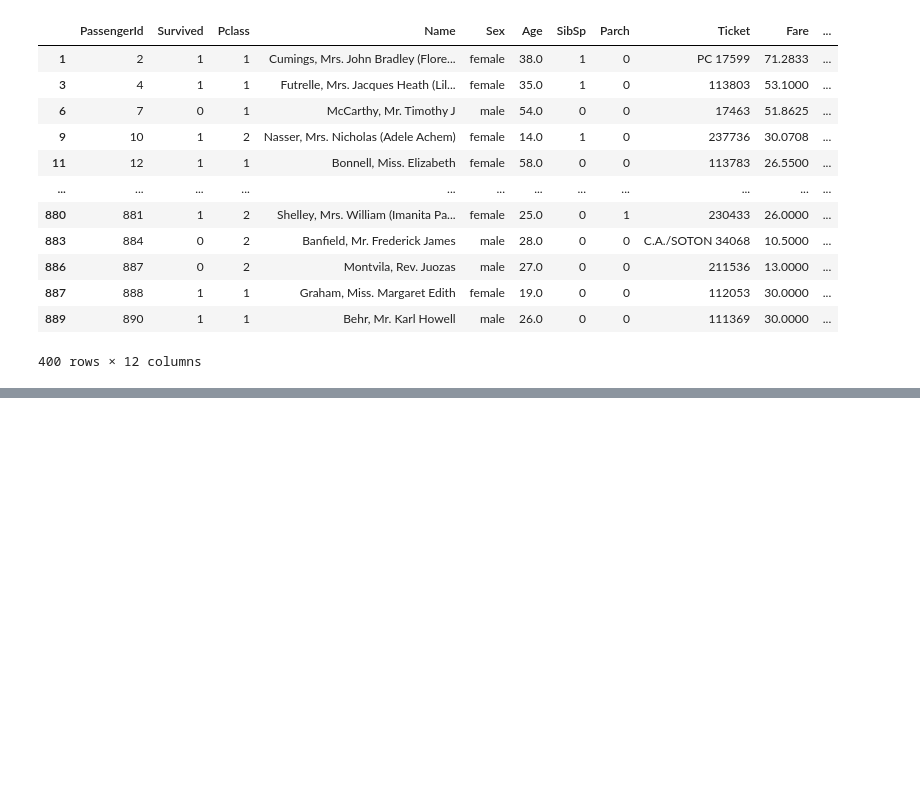
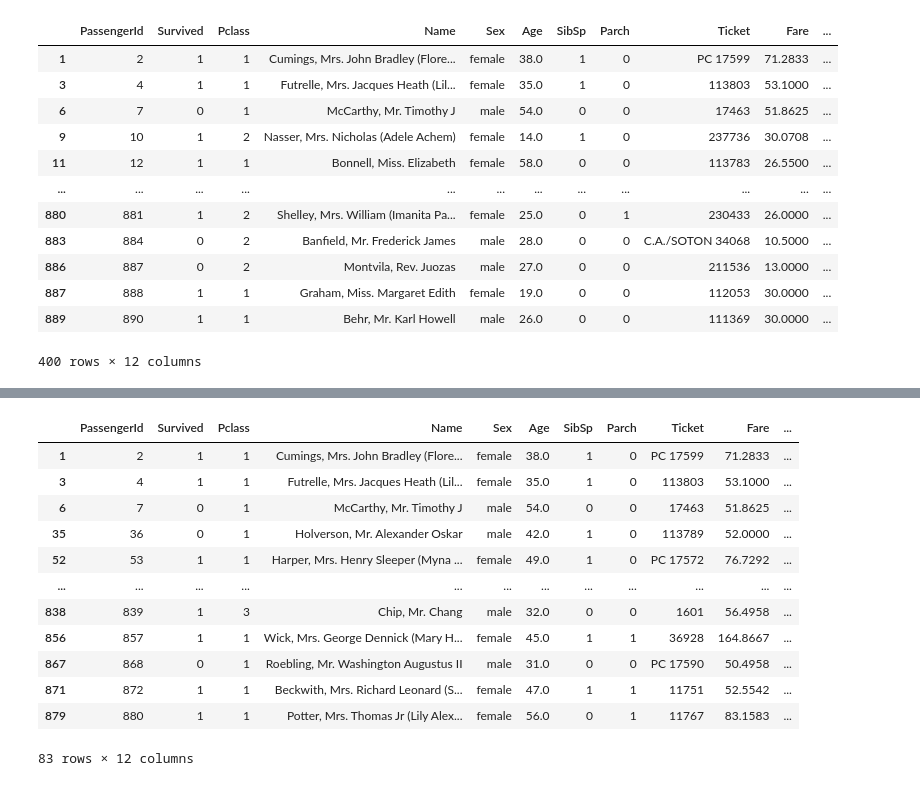
Before and after one commit to Harshit83183/Pythonn, a Jupyter notebook: titanic.ipynb, the cells around one changed output, grey strips where cells are left out. Saved outputs shown, nothing was run; the diff lists cells and outputs as text; code cells hidden in the pictures; blank space fills up the shorter version.

```diff
--- a/titanic.ipynb
+++ b/titanic.ipynb
@@ -347,0 +405,16 @@ data[data["Pclass"].isin([1,2])]
+# %%
+data.query("Age > 30 & Fare > 50" )
+# %% [output]
+|  | PassengerId | Survived | Pclass | Name | Sex | Age | SibSp | Parch | Ticket | Fare | ... |
+| 1 | 2 | 1 | 1 | Cumings, Mrs. John Bradley (Flore... | female | 38.0 | 1 | 0 | PC 17599 | 71.2833 | ... |
+| 3 | 4 | 1 | 1 | Futrelle, Mrs. Jacques Heath (Lil... | female | 35.0 | 1 | 0 | 113803 | 53.1000 | ... |
+| 6 | 7 | 0 | 1 | McCarthy, Mr. Timothy J | male | 54.0 | 0 | 0 | 17463 | 51.8625 | ... |
+| 35 | 36 | 0 | 1 | Holverson, Mr. Alexander Oskar | male | 42.0 | 1 | 0 | 113789 | 52.0000 | ... |
+| 52 | 53 | 1 | 1 | Harper, Mrs. Henry Sleeper (Myna ... | female | 49.0 | 1 | 0 | PC 17572 | 76.7292 | ... |
+| ... | ... | ... | ... | ... | ... | ... | ... | ... | ... | ... | ... |
+| 838 | 839 | 1 | 3 | Chip, Mr. Chang | male | 32.0 | 0 | 0 | 1601 | 56.4958 | ... |
+| 856 | 857 | 1 | 1 | Wick, Mrs. George Dennick (Mary H... | female | 45.0 | 1 | 1 | 36928 | 164.8667 | ... |
+| 867 | 868 | 0 | 1 | Roebling, Mr. Washington Augustus II | male | 31.0 | 0 | 0 | PC 17590 | 50.4958 | ... |
+| 871 | 872 | 1 | 1 | Beckwith, Mrs. Richard Leonard (S... | female | 47.0 | 1 | 1 | 11751 | 52.5542 | ... |
+| 879 | 880 | 1 | 1 | Potter, Mrs. Thomas Jr (Lily Alex... | female | 56.0 | 0 | 1 | 11767 | 83.1583 | ... |
+83 rows × 12 columns
```
Also changed, not shown: parts of 10 cells of this notebook.
